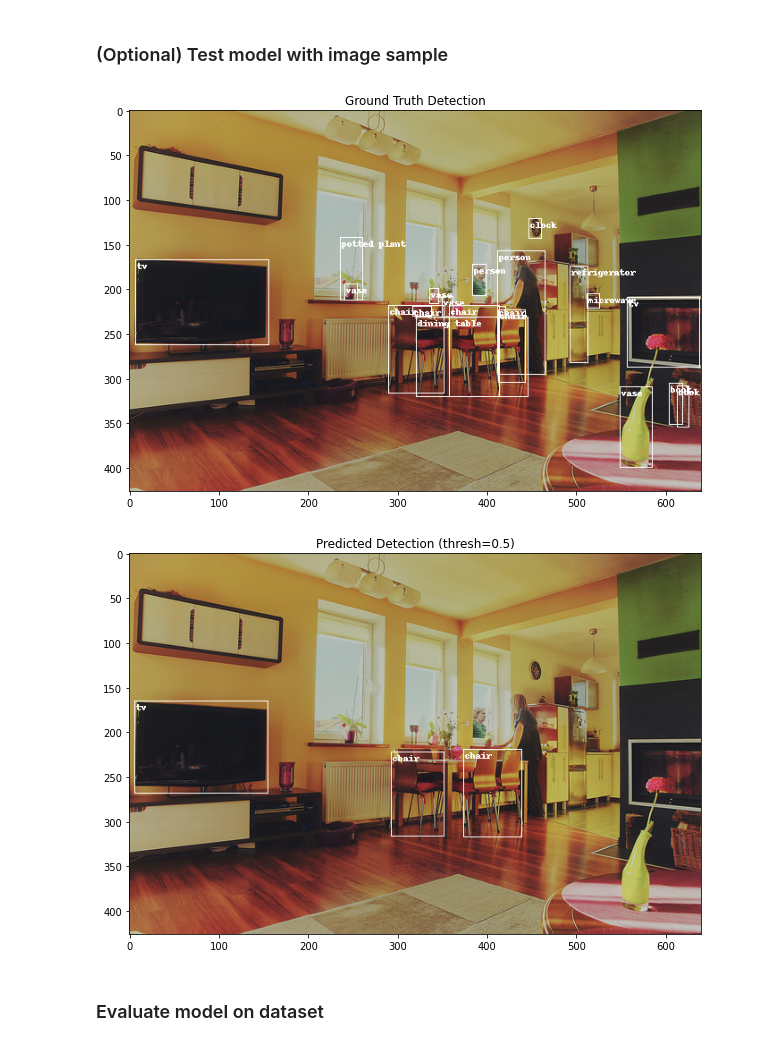
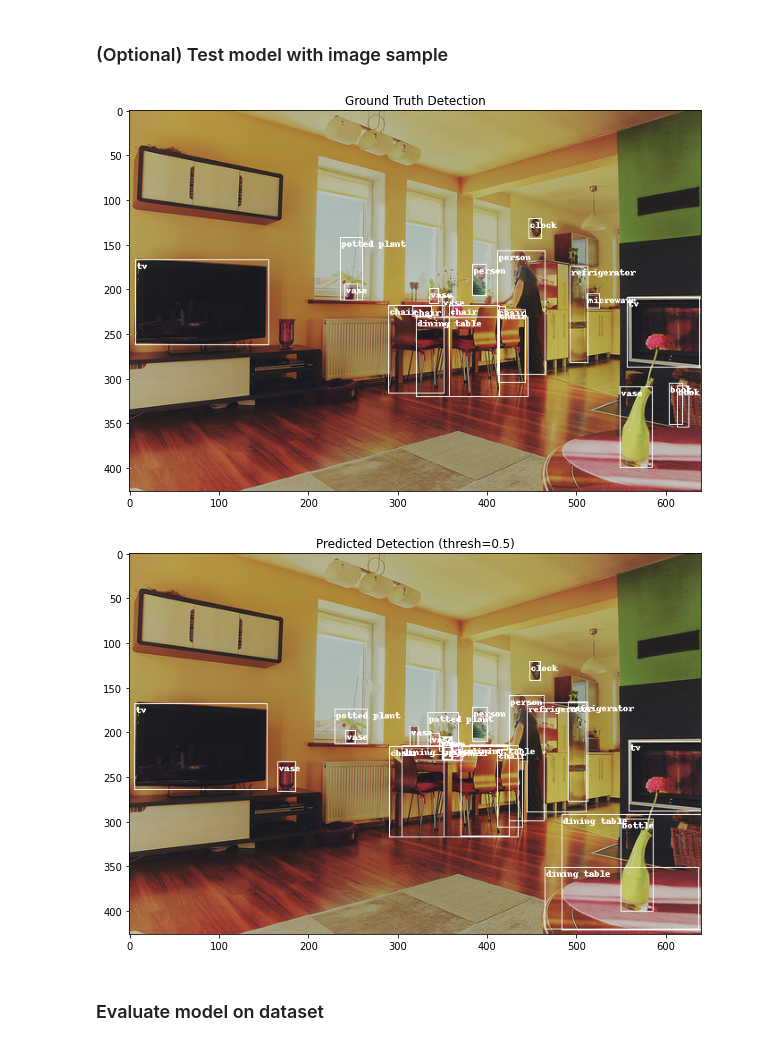
Before and after one commit to joangog/object-detection, a Jupyter notebook: coco2017_inference.ipynb, the cells around one changed output. Saved outputs shown, nothing was run; the diff lists cells and outputs as text; code cells hidden in the pictures.

```diff
--- a/coco2017_inference.ipynb
+++ b/coco2017_inference.ipynb
@@ -292,18 +301,17 @@ annotations_trainva 100%[===================>] 241.19M  16.5MB/s    in 16s
 # %%
-img_dir = '/content/val2017'
-ann_file = os.path.join(img_dir,'instances_val2017.json')  # annotations
+img_dir = '/content/dataset/val2017'
+ann_file = 'instances_val2017.json'  # annotations
+ann_path = os.path.join(img_dir,ann_file)
 
 # Define data transforms
-transforms = AT.Compose([AT.ToTensor()]) # Compose([Resize((640,640)), ToTensor()])
+transforms = ST.Compose([ST.ToTensor()])
 
 # Create dataset
-dataset = CocoDetection(img_dir, ann_file, transforms = transforms)
-
-# test
-# for ann_id in dataset.coco.anns:
-  # dataset.coco.anns[ann_id]['bbox'] = test_format_bbox(dataset.coco.anns[ann_id]['bbox'])
+dataset = CocoDetection(img_dir, ann_path, transforms = transforms)
 
 # Create data loader
-data_loader = torch.utils.data.DataLoader(dataset, batch_size=2, shuffle=False, num_workers=2, collate_fn=AU.collate_fn)
+batch_size = 8
+num_workers = 2
+data_loader = torch.utils.data.DataLoader(dataset, batch_size=batch_size, shuffle=False, num_workers=num_workers, collate_fn=SU.collate_fn)
 # %% [output]
 loading annotations into memory...
@@ -314,11 +322,6 @@ index created!
 ### Load pre-trained model
 # %%
 %cd /content
-
-''' If you get the error:
-    "Cache may be out of date, try 'force_reload=True'"
-    then restart runtime.
-'''
 
 # Delete utils package to reload it (if loaded), because YOLOv3 and YOLOv5 have
 # the same name for it and it causes error
@@ -328,7 +331,9 @@ except:
   pass
 
 # @markdown Model Selection { display-mode: 'form', run: 'auto' }
-model_name = 'YOLOv3-tiny' # @param ['SSD300 VGG16', 'SSDlite320 MobileNetV3-Large', 'Faster R-CNN ResNet-50 FPN', 'Faster R-CNN MobileNetV3-Large FPN', 'Mask R-CNN ResNet-50 FPN', 'YOLOv5s', 'YOLOv5m', 'YOLOv5l', 'YOLOv3', 'YOLOv3-tiny', 'YOLOv3-spp']
+model_name = 'YOLOv5l' # @param ['SSD300 VGG16', 'SSDlite320 MobileNetV3-Large', 'Faster R-CNN ResNet-50 FPN', 'Faster R-CNN MobileNetV3-Large FPN', 'Mask R-CNN ResNet-50 FPN', 'YOLOv5s', 'YOLOv5m', 'YOLOv5l', 'YOLOv3', 'YOLOv3-tiny', 'YOLOv3-spp']
+
+# @markdown *Note: If you get the error "Cache may be out of date, try 'force_reload=True'" then restart runtime.*
 
 if model_name == 'SSD300 VGG16':
   model_id = 'ssd300_vgg16'
@@ -364,7 +369,7 @@ elif model_name == 'YOLOv5l':
   model_img_size = (3,640,640)
 elif model_name == 'YOLOv3':
   model_id = 'yolov3'
-  model = torch.hub.load('ultralytics/yolov3', 'yolov3')
+  model = torch.hub.load('ultralytics/yolov3', 'yolov3', force_reload=True)
   model_img_size = (3,640,640)
 elif model_name == 'YOLOv3-tiny':
   model_id = 'yolov3_tiny'
@@ -405,7 +412,7 @@ Loaded model: YOLOv3-tiny
 ### (Optional) Test model with image sample
 # %%
 # Parameters
-img_id = 139 #11051 # 67406
+img_id = 139
 th = 0.5  # threshold for confidence score of predicted bboxes to show
 
 # Get appropriate device for model
@@ -443,34 +450,35 @@ plot = plt.imshow(F.to_pil_image(true_img))
 
 # Get ground truth segmentation masks
 # print(img_anns)
 # true_masks = F.Tensor([obj['segmentation'][0] for obj in img_anns])
 # true_labels = [labels[obj['category_id']] for obj in img_anns]
 # true_img = U.draw_segmentation_masks(img, true_masks, true_labels)
 # plt.figure(figsize = (25,7))
 # plt.imshow(F.to_pil_image(true_img))
 
 # Get predicted bboxes
 # For YOLO models
 if 'YOLO' in model_name:
   pred_bboxes = []
   pred_labels = []
   for img in pred.xyxy:
     for bbox in img:
       if bbox[4] > th:  # Show only bboxes with high confidence score
         pred_bboxes.append(bbox[:4])
         pred_labels.append(labels[labels_inv[label_names[int(bbox[5])]]])  # Convert YOLO label to COCO label
   pred_bboxes = torch.stack(pred_bboxes)
 # For torchvision models
 else:
   pred_bboxes = torch.stack([pred[0]['boxes'][i] for i in range(0,len(pred[0]['boxes'])) if pred[0]['scores'][i] > th])  # Show only bboxes with high confidence score
   pred_labels_ids = torch.stack([pred[0]['labels'][i] for i in range(0,len(pred[0]['labels'])) if pred[0]['scores'][i] > th]).tolist()
+  pred_labels = [labels[label_id] for label_id in pred_labels_ids]
 pred_img = U.draw_bounding_boxes(img_tensor, pred_bboxes, pred_labels)
 plt.figure(figsize = (25,7))
 plt.title(f'Predicted Detection (thresh={th})')
 plot = plt.imshow(F.to_pil_image(pred_img))
 # %% [output]
 [figure]
-[figure, old version]
+[figure, new version]
 # %% [markdown]
 ### Evaluate model on dataset
 # %%
```
Also changed, not shown: parts of 18 cells of this notebook.
